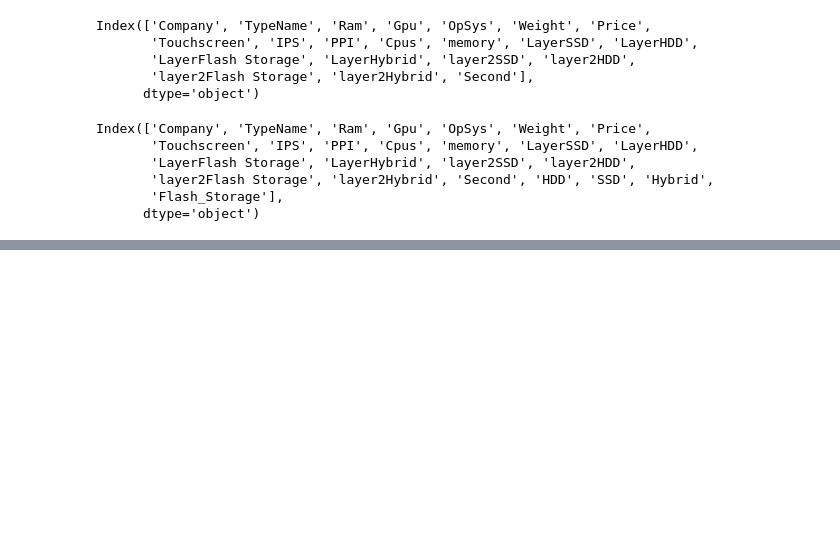
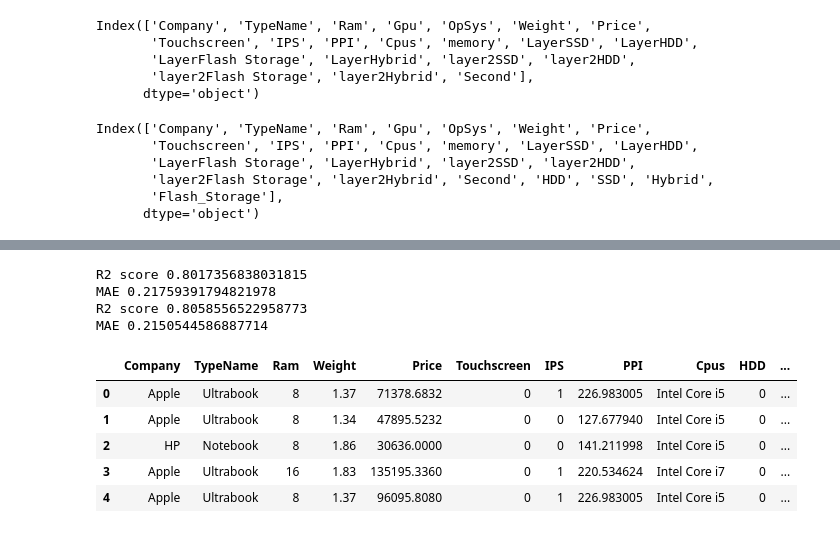
Before and after one commit to srikanthsingamsetty/machine_learning, a Jupyter notebook: Laptop price prediction/laptop price prediction.ipynb, the cells around one changed output, grey strips where cells are left out. Saved outputs shown, nothing was run; the diff lists cells and outputs as text; code cells hidden in the pictures; blank space fills up the shorter version.

```diff
--- a/Laptop price prediction/laptop price prediction.ipynb
+++ b/Laptop price prediction/laptop price prediction.ipynb
@@ -645,0 +829,10 @@ df.head()
+# %%
+def operatingsystem(text):
+    if text=='Windows 10' or text=='Windows 7' or text=='Windows 10 S':
+        return 'Windows'
+    elif text=='macOS' or text =='Mac OS X':
+        return 'Mac'
+    else :
+        return 'Other'
+
+df['OpSys1'] = df['OpSys'].apply(lambda x:operatingsystem(x))
@@ -645,0 +847,2 @@ df.head()
+# %%
+df=df.drop('OpSys',axis=1)
@@ -645,0 +933,43 @@ df.head()
+# %%
+step1 = ColumnTransformer(transformers=[
+    ('col_tnf',OneHotEncoder(drop='first'),[0,1,11,10,7])
+],remainder='passthrough')
+
+step2 = LinearRegression()
+
+step3 = Ridge(alpha=10)
+
+pipe = Pipeline([
+    ('step1',step1),
+    ('step2',step2)
+])
+
+pipe1 = Pipeline([('step1',step1),('step2',step3)])
+
+pipe.fit(X_train,y_train)
+
+pipe1.fit(X_train,y_train)
+
+y_pred = pipe.predict(X_test)
+
+y_pred1=pipe1.predict(X_test)
+
+print('R2 score',metrics.r2_score(y_test,y_pred))
+print('MAE',metrics.mean_absolute_error(y_test,y_pred))
+
+print('R2 score',metrics.r2_score(y_test,y_pred1))
+print('MAE',metrics.mean_absolute_error(y_test,y_pred1))
+# %% [output]
+R2 score 0.8017356838031815
+MAE 0.21759391794821978
+R2 score 0.8058556522958773
+MAE 0.2150544586887714
+# %%
+df.head()
+# %% [output]
+|  | Company | TypeName | Ram | Weight | Price | Touchscreen | IPS | PPI | Cpus | HDD | ... |
+| 0 | Apple | Ultrabook | 8 | 1.37 | 71378.6832 | 0 | 1 | 226.983005 | Intel Core i5 | 0 | ... |
+| 1 | Apple | Ultrabook | 8 | 1.34 | 47895.5232 | 0 | 0 | 127.677940 | Intel Core i5 | 0 | ... |
+| 2 | HP | Notebook | 8 | 1.86 | 30636.0000 | 0 | 0 | 141.211998 | Intel Core i5 | 0 | ... |
+| 3 | Apple | Ultrabook | 16 | 1.83 | 135195.3360 | 0 | 1 | 220.534624 | Intel Core i7 | 0 | ... |
+| 4 | Apple | Ultrabook | 8 | 1.37 | 96095.8080 | 0 | 1 | 226.983005 | Intel Core i5 | 0 | ... |
```
Also changed, not shown: parts of 33 cells of this notebook.
